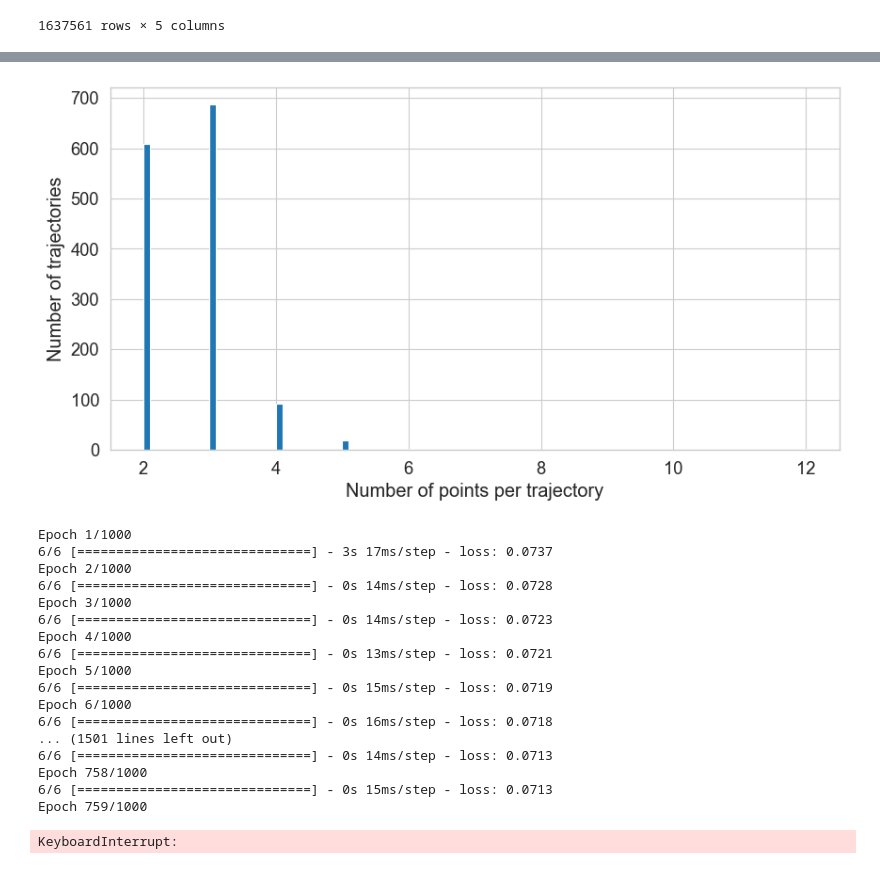
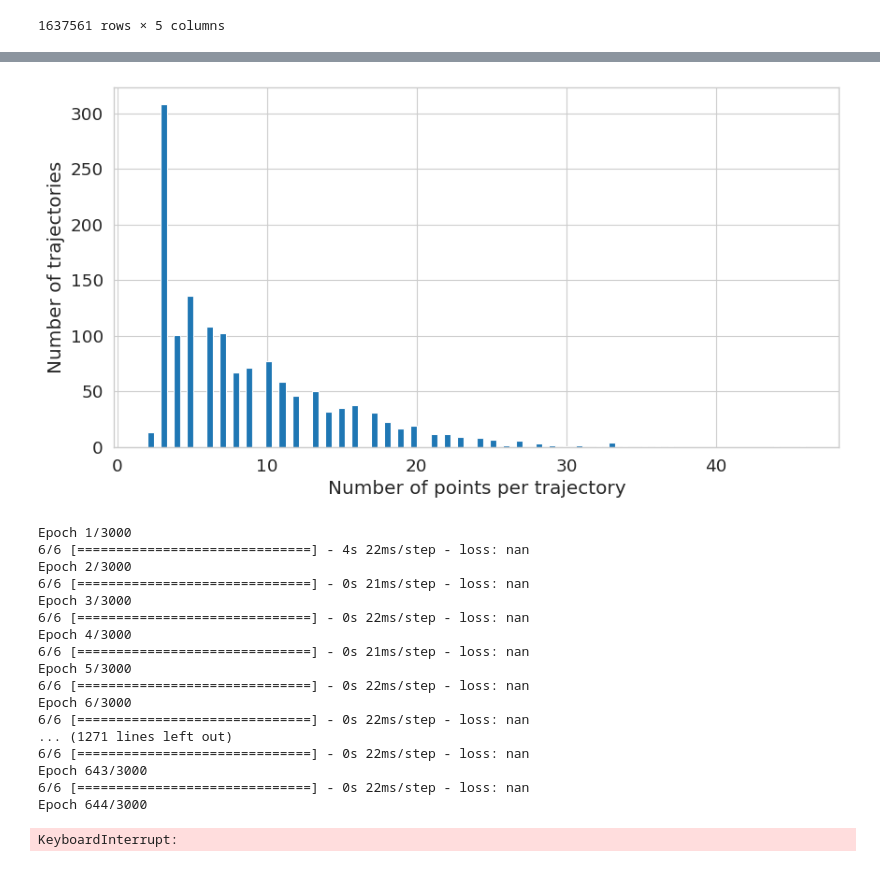
Before and after one commit to benediktstroebl/Master-Thesis, a Jupyter notebook: Autoencoder/autoencoder.ipynb, the cells around one changed output, grey strips where cells are left out. Saved outputs shown, nothing was run; the diff lists cells and outputs as text; code cells hidden in the pictures.

```diff
--- a/Autoencoder/autoencoder.ipynb
+++ b/Autoencoder/autoencoder.ipynb
@@ -110,14 +186,16 @@ points.to_pickle('../data/freemove/freemove_point_geographical_context.pickle')
+# %%
+points = pd.read_pickle('../data/freemove/freemove_point_geographical_context.pickle')
 # %%
 # plot distribution of number of points per trajectory
 import matplotlib.pyplot as plt
 import seaborn as sns
 sns.set_style("whitegrid")
 sns.set_context("paper", font_scale=1.5, rc={"lines.linewidth": 2.5})
 plt.figure(figsize=(10, 5))
-plt.hist(points.groupby('traj_id').count()['user'], bins=100)
+plt.hist(points.groupby('TRIP_ID').count()['PERSON_ID'], bins=100)
 plt.xlabel('Number of points per trajectory')
 plt.ylabel('Number of trajectories')
 plt.show()
 # %% [output]
-[figure, old version]
+[figure, new version]
 # %%
@@ -141,45 +219,45 @@ for index, traj in enumerate(points.groupby('traj_id')):
     for idx, point in traj[1].reset_index(drop=True).iterrows():
         X[index, idx, :] = point['geographical_context']
 # %%
-import tensorflow as tf
-from tensorflow import keras
-from keras.layers import Dense, LSTM, RepeatVector
-
-timesteps = 12
+timesteps = 46
 input_dim = 10
-latent_dim = 60
+latent_dim = 100
 
 inputs = keras.Input(shape=(timesteps, input_dim))
-encoded = LSTM(latent_dim)(inputs)
+encoded = LSTM(latent_dim, return_sequences=True)(inputs)
+encoded = LSTM(latent_dim)(encoded)
 
 decoded = RepeatVector(timesteps)(encoded)
+decoded = LSTM(latent_dim, return_sequences=True)(decoded)
 decoded = LSTM(input_dim, return_sequences=True)(decoded)
 
 sequence_autoencoder = keras.Model(inputs, decoded)
 encoder = keras.Model(inputs, encoded)
 
+opt = Adam(learning_rate=0.001)
+
 sequence_autoencoder.compile(optimizer='adam', loss='mae')
 
 sequence_autoencoder.fit(X, X,
-                epochs=1000,
+                epochs=3000,
                 batch_size=256,
                 shuffle=True)
 # %% [output]
-Epoch 1/1000
-6/6 [==============================] - 3s 17ms/step - loss: 0.0737
-Epoch 2/1000
-6/6 [==============================] - 0s 14ms/step - loss: 0.0728
-Epoch 3/1000
-6/6 [==============================] - 0s 14ms/step - loss: 0.0723
-Epoch 4/1000
-6/6 [==============================] - 0s 13ms/step - loss: 0.0721
-Epoch 5/1000
-6/6 [==============================] - 0s 15ms/step - loss: 0.0719
-Epoch 6/1000
-6/6 [==============================] - 0s 16ms/step - loss: 0.0718
-... (1501 lines left out)
-6/6 [==============================] - 0s 14ms/step - loss: 0.0713
-Epoch 758/1000
-6/6 [==============================] - 0s 15ms/step - loss: 0.0713
-Epoch 759/1000
+Epoch 1/3000
+6/6 [==============================] - 4s 22ms/step - loss: nan
+Epoch 2/3000
+6/6 [==============================] - 0s 21ms/step - loss: nan
+Epoch 3/3000
+6/6 [==============================] - 0s 22ms/step - loss: nan
+Epoch 4/3000
+6/6 [==============================] - 0s 21ms/step - loss: nan
+Epoch 5/3000
+6/6 [==============================] - 0s 22ms/step - loss: nan
+Epoch 6/3000
+6/6 [==============================] - 0s 22ms/step - loss: nan
+... (1271 lines left out)
+6/6 [==============================] - 0s 22ms/step - loss: nan
+Epoch 643/3000
+6/6 [==============================] - 0s 22ms/step - loss: nan
+Epoch 644/3000
 KeyboardInterrupt:
```
Also changed, not shown: parts of 32 cells of this notebook, 4 other files.
